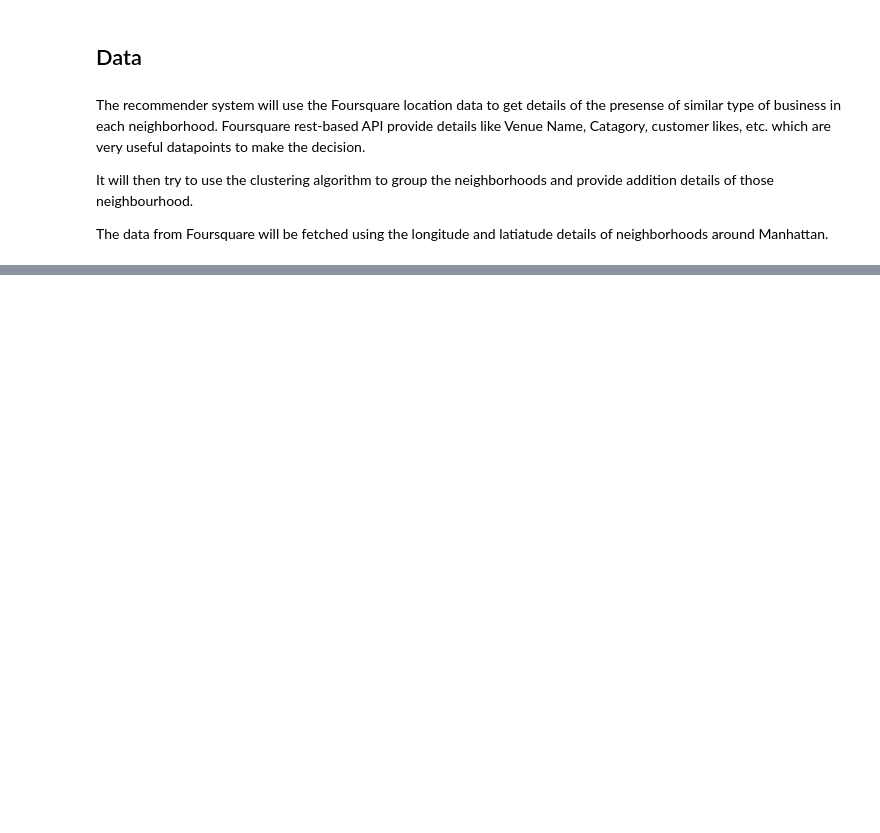
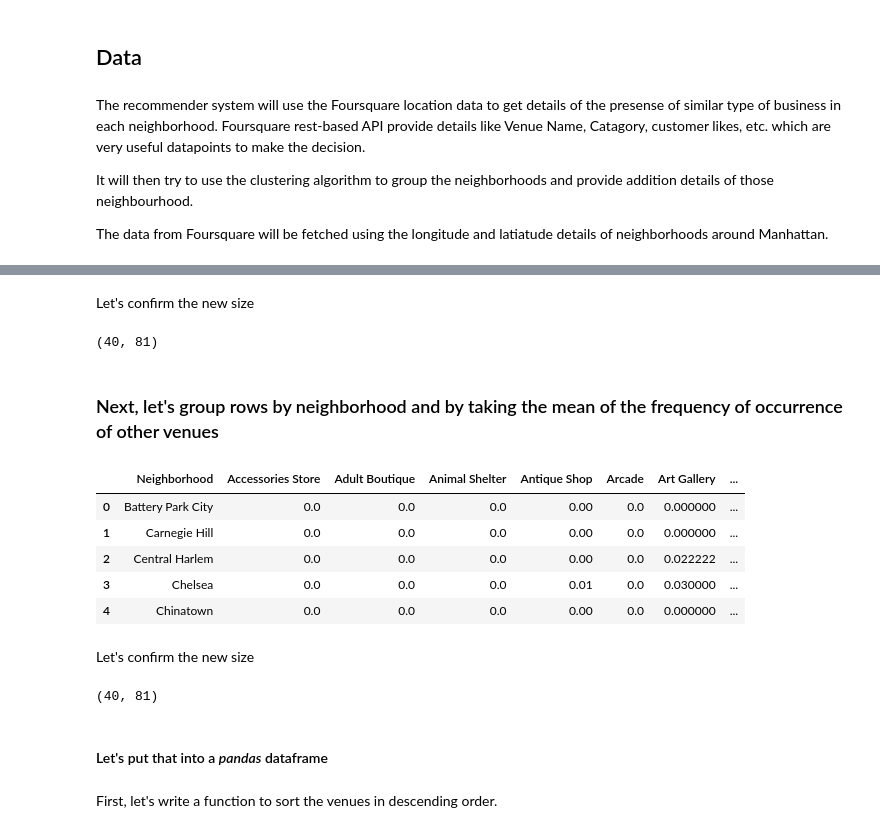
Before and after one commit to SoumaSGhosh/Coursera_Capstone, a Jupyter notebook: Coursera Capstone Project.ipynb, the cells around one changed output, grey strips where cells are left out. Cells and saved outputs as stored; diff of their text form; code cells hidden in the pictures; blank space fills up the shorter version.

```diff
--- a/Coursera Capstone Project.ipynb
+++ b/Coursera Capstone Project.ipynb
@@ -20,0 +170,8 @@ The data from Foursquare will be fetched using the longitude and latiatude detai
+# %%
+address = 'Manhattan, NY'
+
+geolocator = Nominatim()
+location = geolocator.geocode(address)
+latitude = location.latitude
+longitude = location.longitude
+print('The geograpical coordinate of Manhattan are {}, {}.'.format(latitude, longitude))
@@ -20,0 +256,11 @@ The data from Foursquare will be fetched using the longitude and latiatude detai
+# %%
+manhattan_venues = getNearbyVenues(names=manhattan_data['Neighborhood'],
+                                   latitudes=manhattan_data['Latitude'],
+                                   longitudes=manhattan_data['Longitude']
+                                  )
+
+print('Manhattan has {} Neighborhood and total {} venues.'.format(
+        len(manhattan_venues['Neighborhood'].unique()),
+        manhattan_venues.shape[0]
+    )
+)
@@ -20,0 +286,12 @@ The data from Foursquare will be fetched using the longitude and latiatude detai
+# %%
+# one hot encoding
+manhattan_onehot = pd.get_dummies(manhattan_venues[['Venue Category']], prefix="", prefix_sep="")
+
+# add neighborhood column back to dataframe
+manhattan_onehot['Neighborhood'] = manhattan_venues['Neighborhood']
+
+# move neighborhood column to the first column
+fixed_columns = [manhattan_onehot.columns[-1]] + list(manhattan_onehot.columns[:-1])
+manhattan_onehot = manhattan_onehot[fixed_columns]
+
+manhattan_onehot.head()
@@ -20,0 +319,9 @@ The data from Foursquare will be fetched using the longitude and latiatude detai
+# %%
+other_cols = [col for col in manhattan_onehot.columns if 'Restaurant' not in col\
+                                                     and 'Pizza' not in col\
+                                                     and 'Coffee' not in col\
+                                                     and 'Café' not in col\
+                                                     and 'Food Court' not in col]
+
+manhattan_others = manhattan_onehot[other_cols]
+manhattan_others.shape
@@ -20,0 +342,28 @@ The data from Foursquare will be fetched using the longitude and latiatude detai
+# %% [markdown]
+Let's confirm the new size
+# %%
+manhattan_restaurant_grouped.shape
+# %% [output]
+(40, 81)
+# %% [markdown]
+### Next, let's group rows by neighborhood and by taking the mean of the frequency of occurrence of other venues
+# %%
+manhattan_others_grouped = manhattan_others.groupby('Neighborhood').mean().reset_index()
+manhattan_others_grouped.head()
+# %% [output]
+|  | Neighborhood | Accessories Store | Adult Boutique | Animal Shelter | Antique Shop | Arcade | Art Gallery | ... |
+| 0 | Battery Park City | 0.0 | 0.0 | 0.0 | 0.00 | 0.0 | 0.000000 | ... |
+| 1 | Carnegie Hill | 0.0 | 0.0 | 0.0 | 0.00 | 0.0 | 0.000000 | ... |
+| 2 | Central Harlem | 0.0 | 0.0 | 0.0 | 0.00 | 0.0 | 0.022222 | ... |
+| 3 | Chelsea | 0.0 | 0.0 | 0.0 | 0.01 | 0.0 | 0.030000 | ... |
+| 4 | Chinatown | 0.0 | 0.0 | 0.0 | 0.00 | 0.0 | 0.000000 | ... |
+# %% [markdown]
+Let's confirm the new size
+# %%
+manhattan_restaurant_grouped.shape
+# %% [output]
+(40, 81)
+# %% [markdown]
+#### Let's put that into a *pandas* dataframe
+# %% [markdown]
+First, let's write a function to sort the venues in descending order.
```
Also changed, not shown: parts of 81 cells of this notebook.
